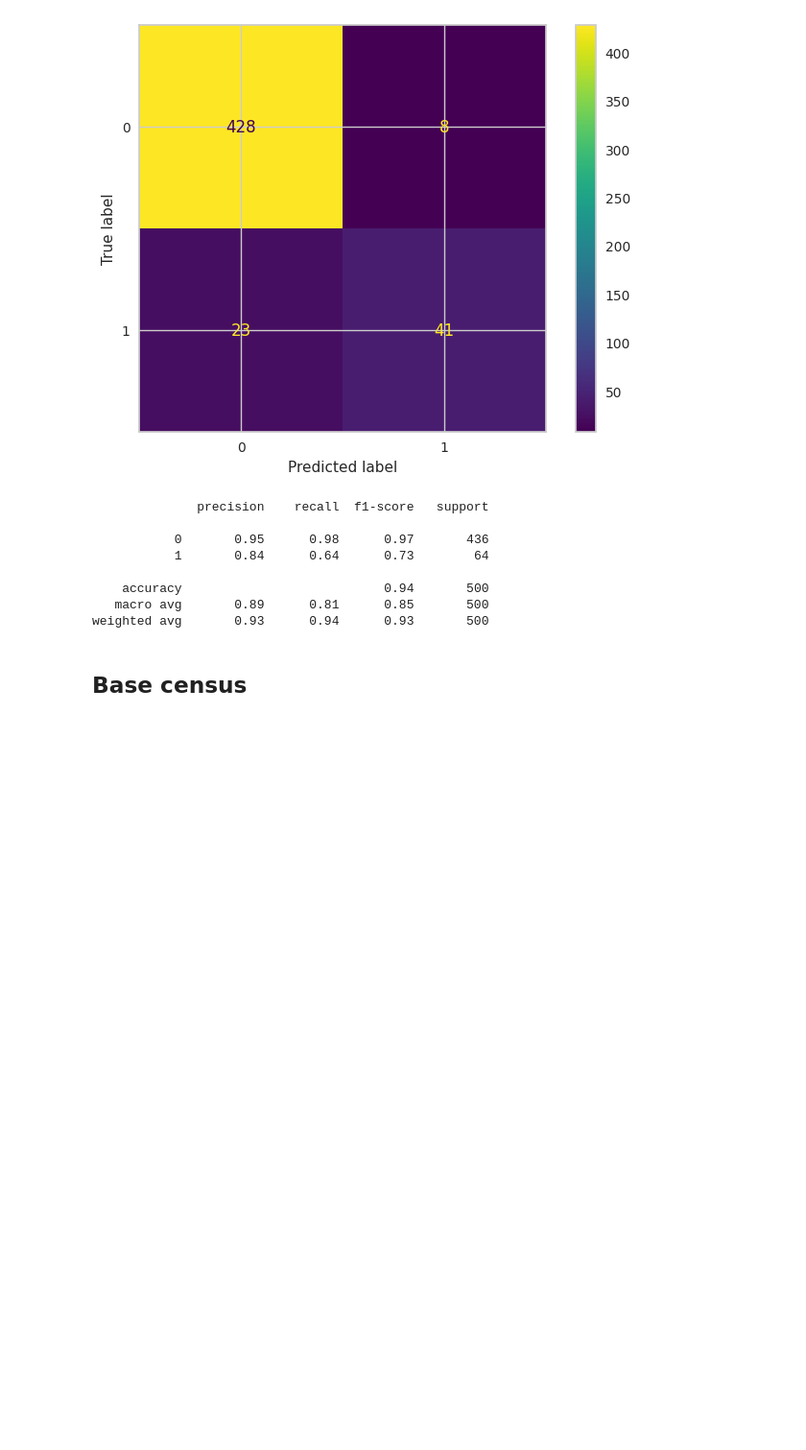
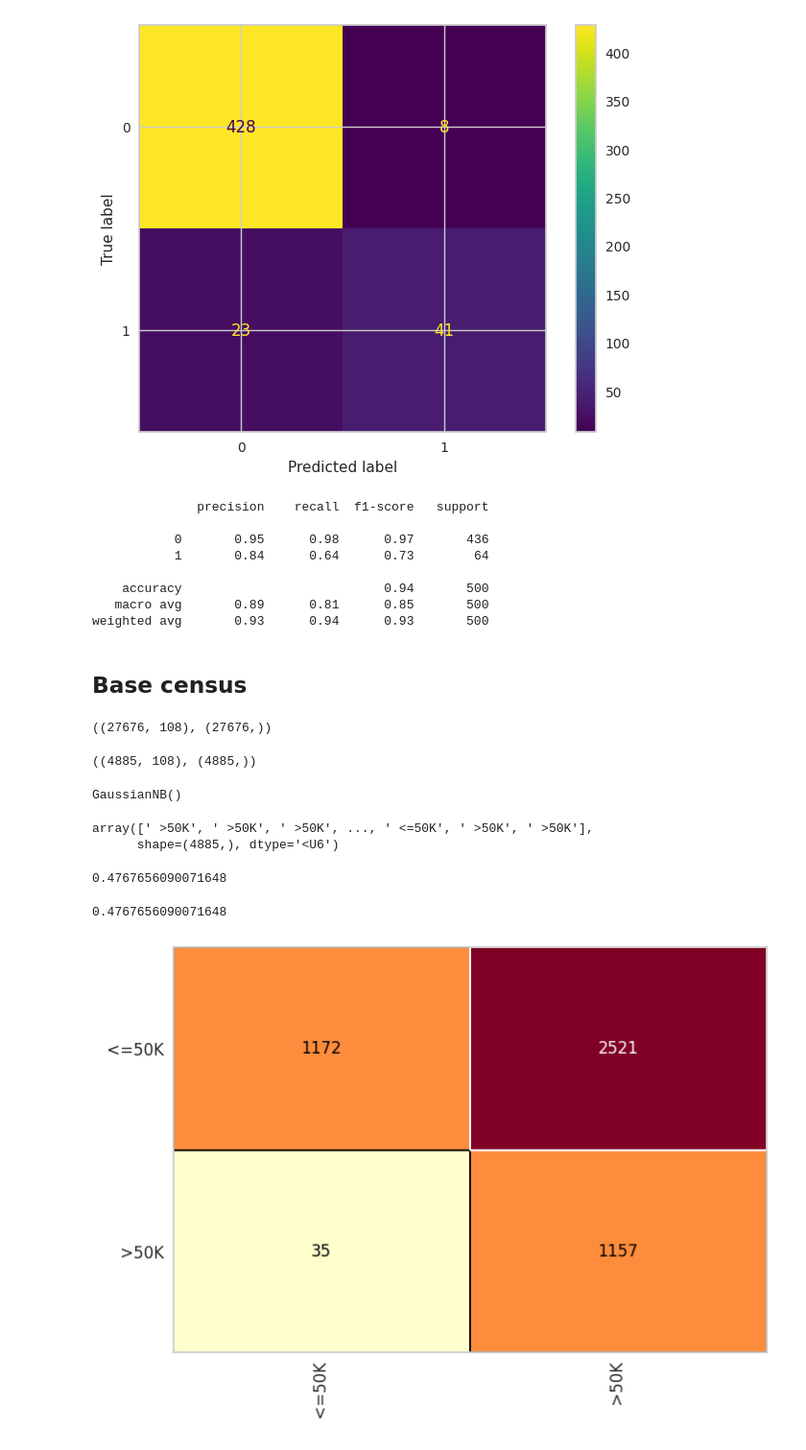
Before and after one commit to Joao-Inacio/Machine-Learning-e-Data-Science-com-Python, a Jupyter notebook: 0.2-aprendizagem-bayesiana/bayes.ipynb, the cells around one changed output. Shown at 96% size. Saved outputs shown, nothing was run; the diff lists cells and outputs as text; code cells hidden in the pictures; blank space fills up the shorter version.

Commit message:
Implementando o modelo Naïve bayes no census + matriz de confunsão

```diff
--- a/0.2-aprendizagem-bayesiana/bayes.ipynb
+++ b/0.2-aprendizagem-bayesiana/bayes.ipynb
@@ -198,3 +198,36 @@ print(classification_report(y_credit_test, previsoes))
 weighted avg       0.93      0.94      0.93       500
 # %% [markdown]
 ## Base census
+# %%
+with open('../data/census.pkl', 'rb') as f:
+    X_census_train, y_census_train, X_census_test, y_census_test = pickle.load(f)
+# %%
+X_census_train.shape, y_census_train.shape
+# %% [output]
+((27676, 108), (27676,))
+# %%
+X_census_test.shape, y_census_test.shape
+# %% [output]
+((4885, 108), (4885,))
+# %%
+naive_census = GaussianNB()
+naive_census.fit(X_census_train, y_census_train)
+# %% [output]
+GaussianNB()
+# %%
+previsoes = naive_census.predict(X_census_test)
+previsoes
+# %% [output]
+array([' >50K', ' >50K', ' >50K', ..., ' <=50K', ' >50K', ' >50K'],
+      shape=(4885,), dtype='<U6')
+# %%
+accuracy_score(y_census_test, previsoes)
+# %% [output]
+0.4767656090071648
+# %%
+cm = ConfusionMatrix(naive_census, force_model=True)
+cm.fit(X_census_train, y_census_train)
+cm.score(X_census_test, y_census_test)
+# %% [output]
+0.4767656090071648
+[figure, added]
```
Also changed, not shown: parts of 1 cell of this notebook.
